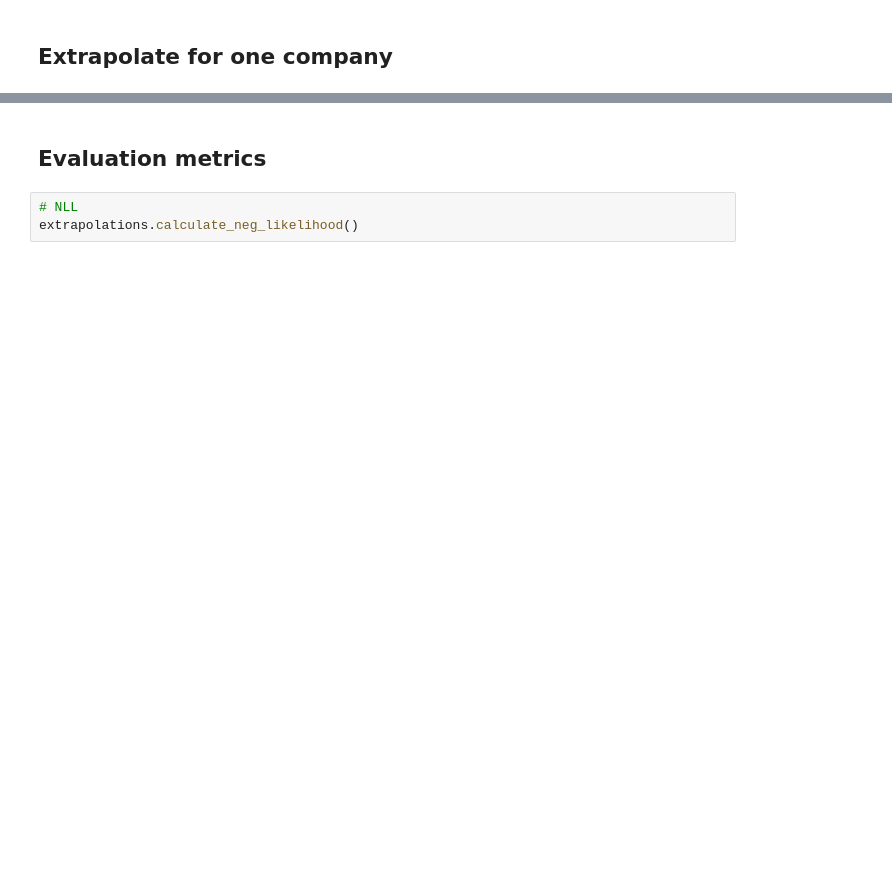
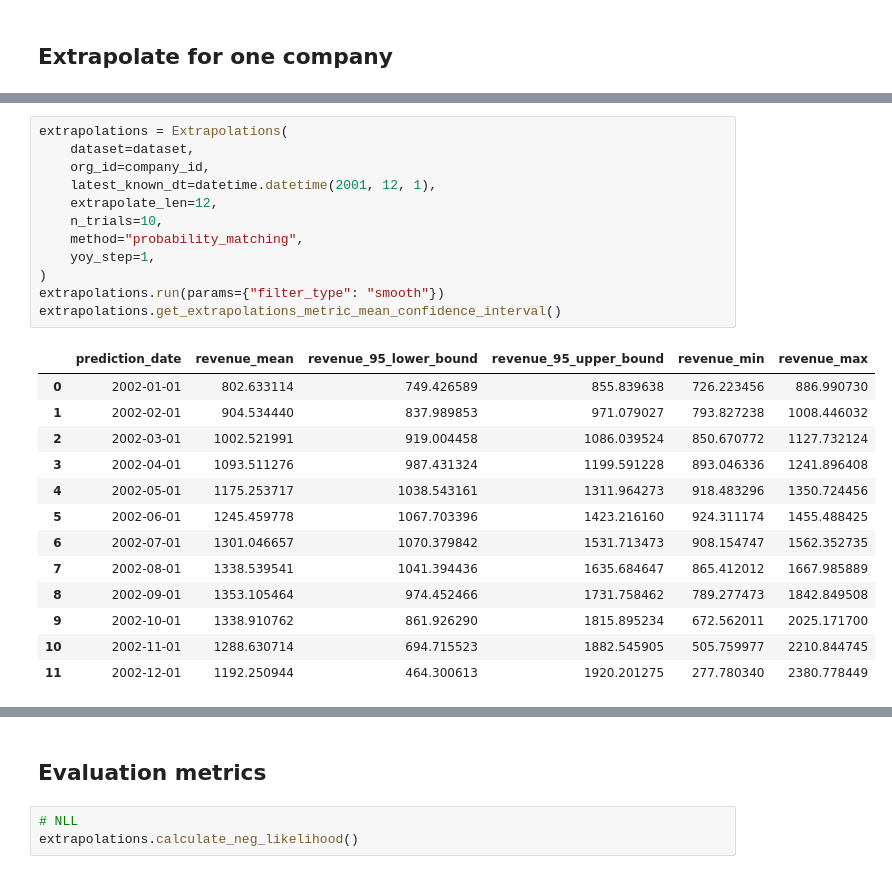
Before and after one commit to cfespinoza/sire, a Jupyter notebook: sire-lib/sire_sapiq.ipynb, the cells around one changed output, grey strips where cells are left out. Cells and saved outputs as stored; diff of their text form; blank space fills up the shorter version.

```diff
--- a/sire-lib/sire_sapiq.ipynb
+++ b/sire-lib/sire_sapiq.ipynb
@@ -50,0 +65,26 @@ extrapolations.get_extrapolations_metric_mean_confidence_interval()
+# %%
+extrapolations = Extrapolations(
+    dataset=dataset,
+    org_id=company_id,
+    latest_known_dt=datetime.datetime(2001, 12, 1),
+    extrapolate_len=12,
+    n_trials=10,
+    method="probability_matching",
+    yoy_step=1,
+)
+extrapolations.run(params={"filter_type": "smooth"})
+extrapolations.get_extrapolations_metric_mean_confidence_interval()
+# %% [output]
+|  | prediction_date | revenue_mean | revenue_95_lower_bound | revenue_95_upper_bound | revenue_min | revenue_max |
+| 0 | 2002-01-01 | 802.633114 | 749.426589 | 855.839638 | 726.223456 | 886.990730 |
+| 1 | 2002-02-01 | 904.534440 | 837.989853 | 971.079027 | 793.827238 | 1008.446032 |
+| 2 | 2002-03-01 | 1002.521991 | 919.004458 | 1086.039524 | 850.670772 | 1127.732124 |
+| 3 | 2002-04-01 | 1093.511276 | 987.431324 | 1199.591228 | 893.046336 | 1241.896408 |
+| 4 | 2002-05-01 | 1175.253717 | 1038.543161 | 1311.964273 | 918.483296 | 1350.724456 |
+| 5 | 2002-06-01 | 1245.459778 | 1067.703396 | 1423.216160 | 924.311174 | 1455.488425 |
+| 6 | 2002-07-01 | 1301.046657 | 1070.379842 | 1531.713473 | 908.154747 | 1562.352735 |
+| 7 | 2002-08-01 | 1338.539541 | 1041.394436 | 1635.684647 | 865.412012 | 1667.985889 |
+| 8 | 2002-09-01 | 1353.105464 | 974.452466 | 1731.758462 | 789.277473 | 1842.849508 |
+| 9 | 2002-10-01 | 1338.910762 | 861.926290 | 1815.895234 | 672.562011 | 2025.171700 |
+| 10 | 2002-11-01 | 1288.630714 | 694.715523 | 1882.545905 | 505.759977 | 2210.844745 |
+| 11 | 2002-12-01 | 1192.250944 | 464.300613 | 1920.201275 | 277.780340 | 2380.778449 |
```
Also changed, not shown: parts of 8 cells of this notebook, 20 other files.
